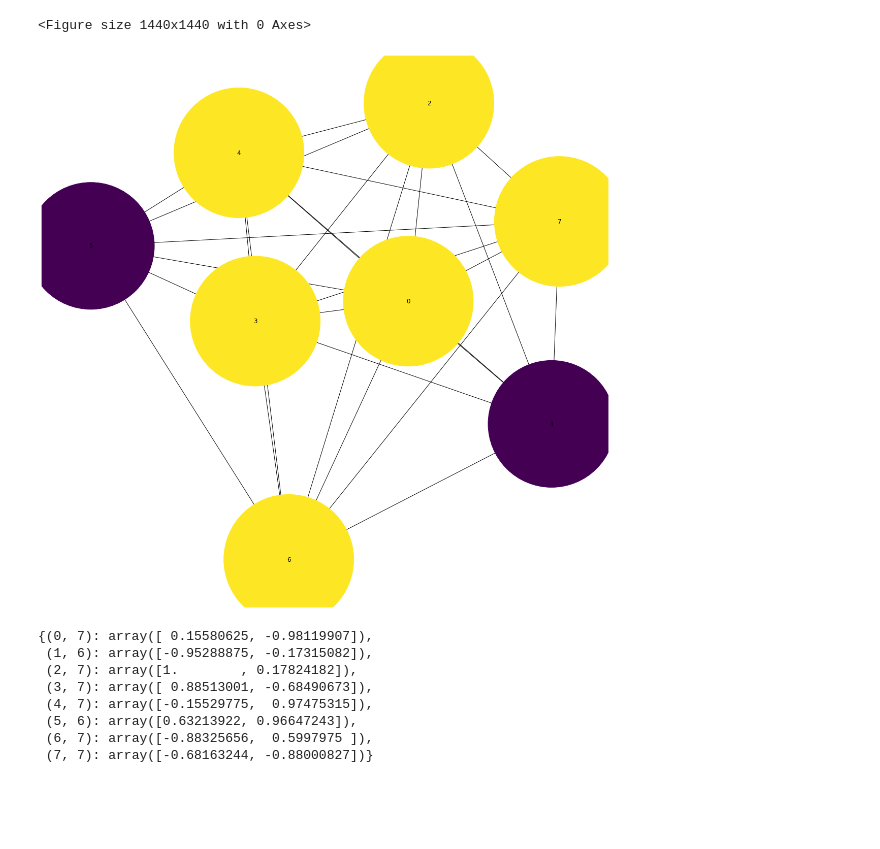
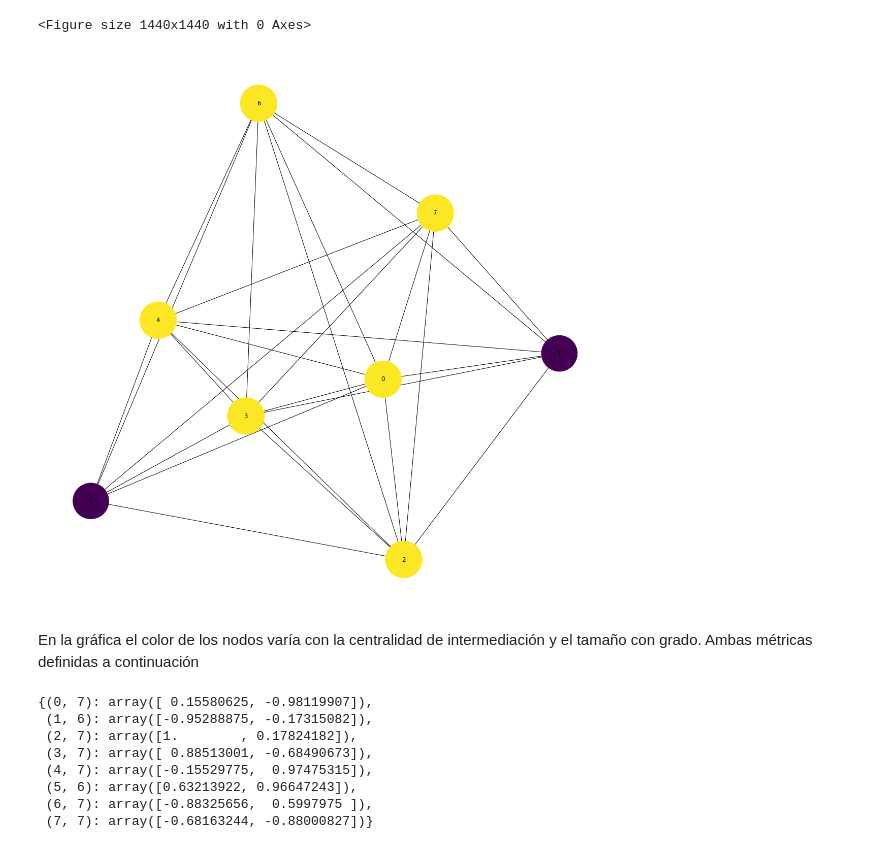
Before and after one commit to guillelencina/Trabajo_final_seminario, a Jupyter notebook: red_spotify.ipynb, the cells around one changed output. Cells and saved outputs as stored; diff of their text form; code cells hidden in the pictures; blank space fills up the shorter version.

```diff
--- a/red_spotify.ipynb
+++ b/red_spotify.ipynb
@@ -397,15 +399,17 @@ pos = nx.circular_layout(G_weighted)  # positions for all nodes
 # %%
 pos = nx.spring_layout(G_weighted,threshold=0.0001,k=0.92,dim=2,scale=.0005)
 betCent = nx.betweenness_centrality(G_weighted, normalized=True, endpoints=True)
 node_color = [20000.0 * G_weighted.degree(v) for v in G_weighted]
-node_size =  [v*v * 1000000 for v in betCent.values()]
+node_size =  [v*v * 80000 for v in betCent.values()]
 plt.figure(figsize=(20,20))
 nx.draw_networkx(G_weighted, pos=pos, with_labels=True,
                  node_color=node_color,
                  node_size=node_size )
 plt.axis('off');
 # %% [output]
-[figure, old version]
+[figure, new version]
+# %% [markdown]
+En la gráfica el color de los nodos varía con la centralidad de intermediación y el tamaño con grado. Ambas métricas definidas a continuación
 # %%
 pos = nx.spring_layout(G_weighted.degree)
 pos
```
Also changed, not shown: parts of 1 cell of this notebook.
